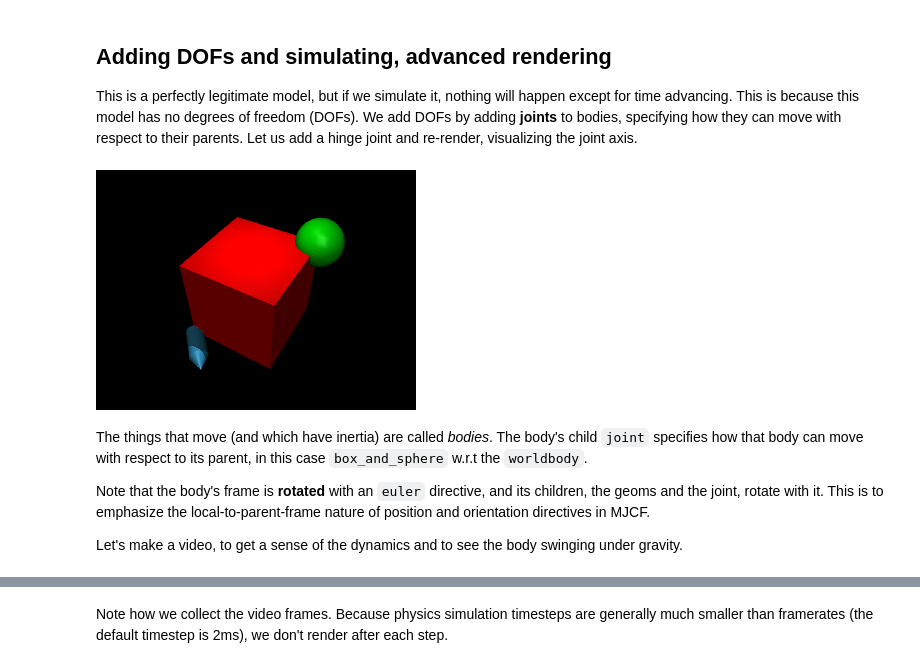
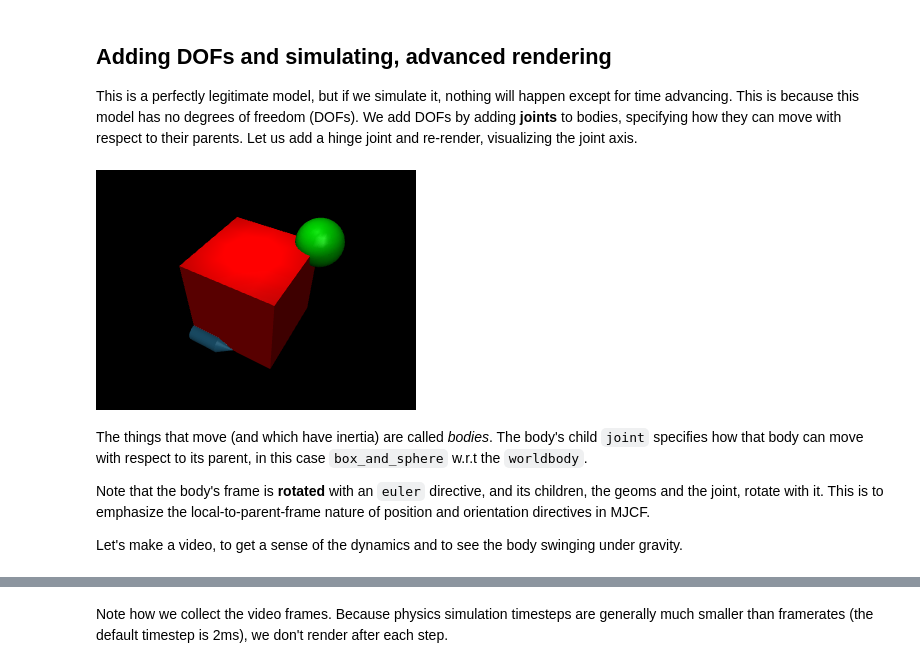
Before and after one commit to 3DAlgoLab/act, a Jupyter notebook: study/dm_control.ipynb, the cells around one changed output, grey strips where cells are left out. Drawn from its saved outputs; the diff is of its cells as text; code cells hidden in the pictures.

```diff
--- a/study/dm_control.ipynb
+++ b/study/dm_control.ipynb
@@ -137,28 +175,29 @@ This is a perfectly legitimate model, but if we simulate it, nothing will happen
 # %%
 # @title A child body with a joint { vertical-output: true }
 
 swinging_body = """
 <mujoco>
   <worldbody>
     <light name="top" pos="0 0 1"/>
     <body name="box_and_sphere" euler="0 0 -30">
-      <joint name="swing" type="hinge" axis="1 -1 0" pos="-.2 -.2 -.2"/>
+      <joint name="swing" type="hinge" axis="1  0 0" pos="-.2 -.2 -.2"/>
       <geom name="red_box" type="box" size=".2 .2 .2" rgba="1 0 0 1"/>
       <geom name="green_sphere" pos=".2 .2 .2" size=".1" rgba="0 1 0 1"/>
     </body>
   </worldbody>
 </mujoco>
 """
 physics = mujoco.Physics.from_xml_string(swinging_body)
 # Visualize the joint axis.
 scene_option = mujoco.wrapper.core.MjvOption()
 scene_option.flags[enums.mjtVisFlag.mjVIS_JOINT] = True
+
 pixels = physics.render(scene_option=scene_option)
 PIL.Image.fromarray(pixels)
 # %% [output]
-[figure, old version]
+[figure, new version]
 # %% [markdown]
-The things that move (and which have inertia) are called *bodies*. The body's child `joint` specifies how that body can move with respect to its parent, in this case `box_and_sphere` w.r.t the `worldbody`.
+The things that move (and which have inertia) are called _bodies_. The body's child `joint` specifies how that body can move with respect to its parent, in this case `box_and_sphere` w.r.t the `worldbody`.
 
 Note that the body's frame is **rotated** with an `euler` directive, and its children, the geoms and the joint, rotate with it. This is to emphasize the local-to-parent-frame nature of position and orientation directives in MJCF.
 
```
Also changed, not shown: parts of 46 cells of this notebook, 2 other files.
